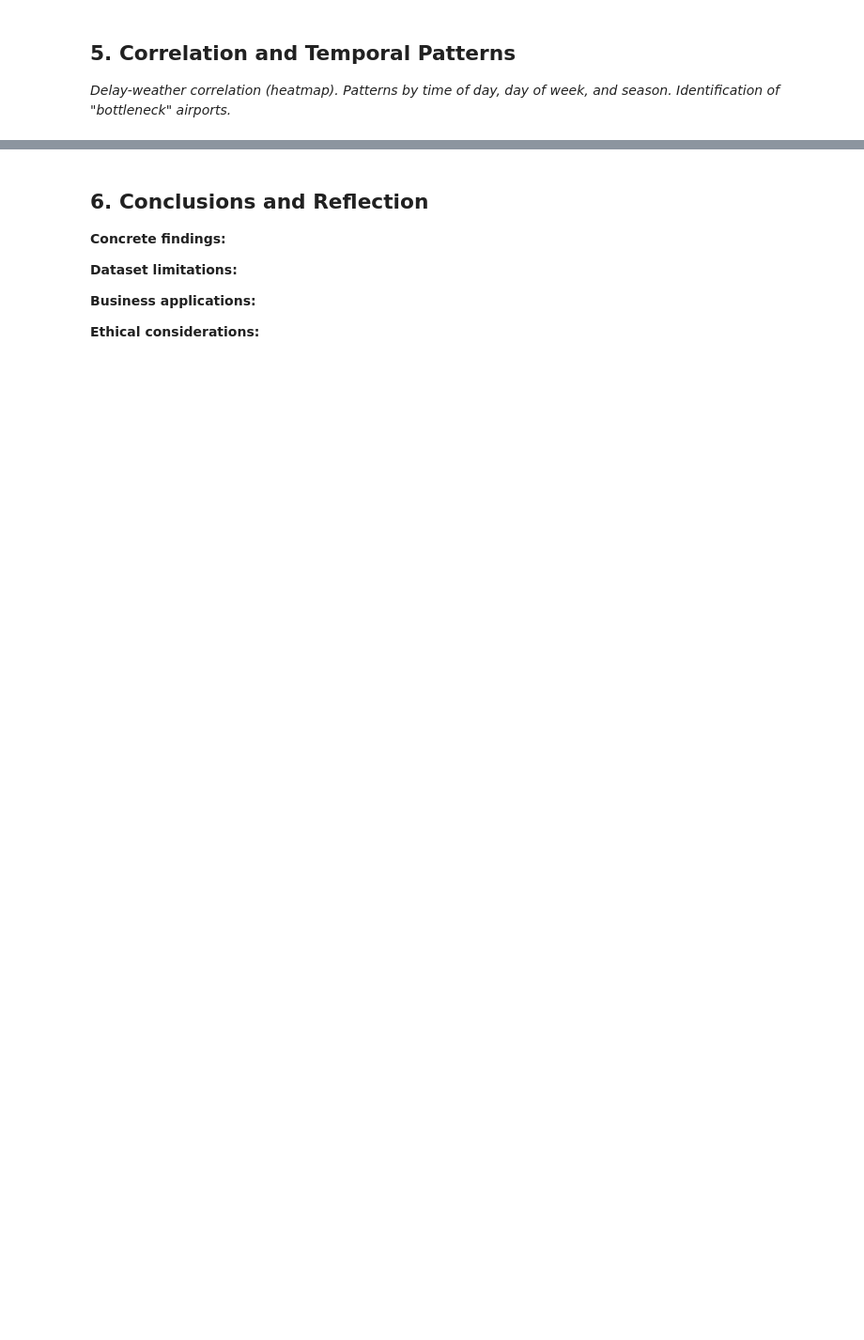
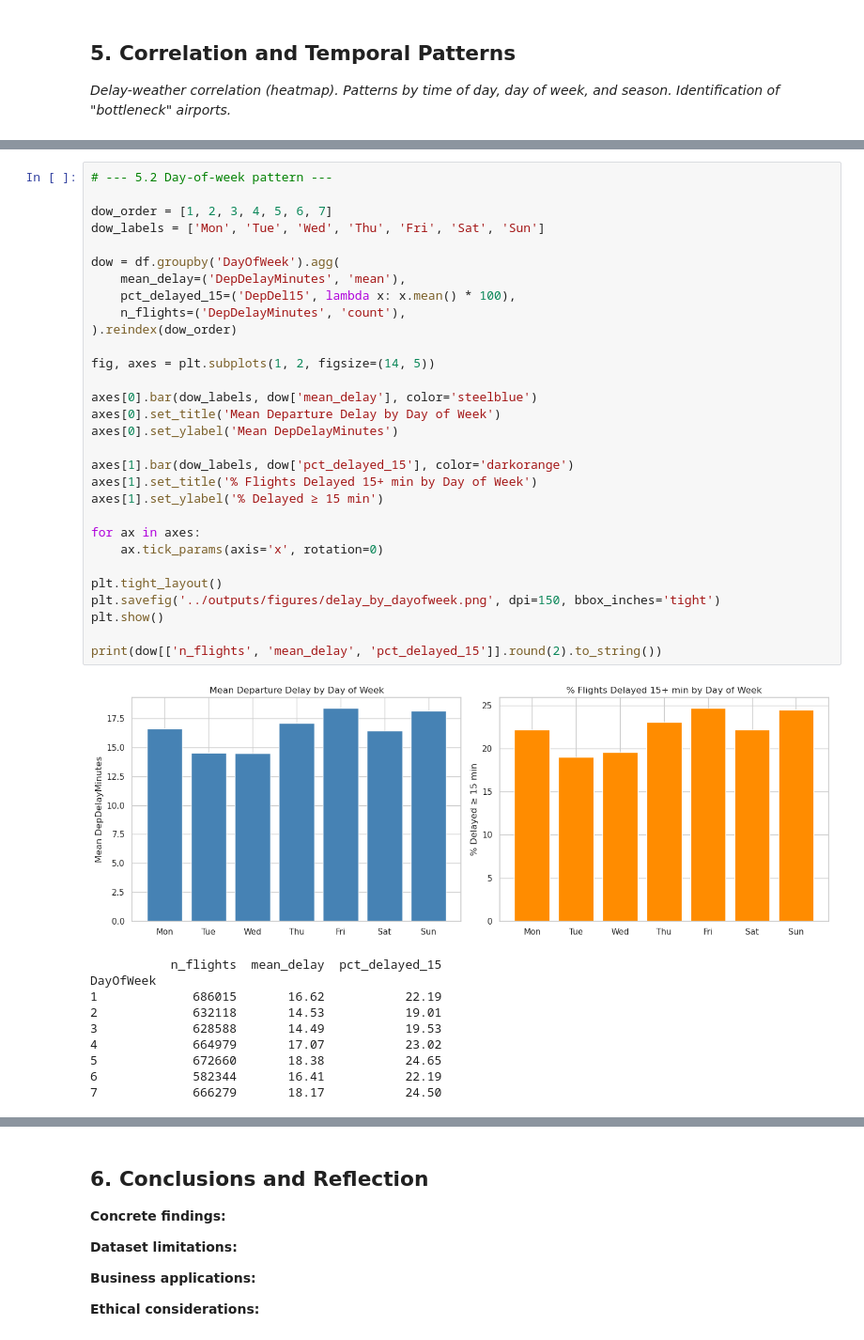
Before and after one commit to ArmanTsarukyan/flight-delay-analytics, a Jupyter notebook: notebooks/02_eda.ipynb, the cells around one changed output, grey strips where cells are left out. Shown at 94% size. Drawn from its saved outputs; the diff is of its cells as text; blank space fills up the shorter version.

```diff
--- a/notebooks/02_eda.ipynb
+++ b/notebooks/02_eda.ipynb
@@ -213,0 +475,41 @@ _Delay-weather correlation (heatmap). Patterns by time of day, day of week, and
+# %%
+# --- 5.2 Day-of-week pattern ---
+
+dow_order = [1, 2, 3, 4, 5, 6, 7]
+dow_labels = ['Mon', 'Tue', 'Wed', 'Thu', 'Fri', 'Sat', 'Sun']
+
+dow = df.groupby('DayOfWeek').agg(
+    mean_delay=('DepDelayMinutes', 'mean'),
+    pct_delayed_15=('DepDel15', lambda x: x.mean() * 100),
+    n_flights=('DepDelayMinutes', 'count'),
+).reindex(dow_order)
+
+fig, axes = plt.subplots(1, 2, figsize=(14, 5))
+
+axes[0].bar(dow_labels, dow['mean_delay'], color='steelblue')
+axes[0].set_title('Mean Departure Delay by Day of Week')
+axes[0].set_ylabel('Mean DepDelayMinutes')
+
+axes[1].bar(dow_labels, dow['pct_delayed_15'], color='darkorange')
+axes[1].set_title('% Flights Delayed 15+ min by Day of Week')
+axes[1].set_ylabel('% Delayed ≥ 15 min')
+
+for ax in axes:
+    ax.tick_params(axis='x', rotation=0)
+
+plt.tight_layout()
+plt.savefig('../outputs/figures/delay_by_dayofweek.png', dpi=150, bbox_inches='tight')
+plt.show()
+
+print(dow[['n_flights', 'mean_delay', 'pct_delayed_15']].round(2).to_string())
+# %% [output]
+[figure, added]
+           n_flights  mean_delay  pct_delayed_15
+DayOfWeek
+1             686015       16.62           22.19
+2             632118       14.53           19.01
+3             628588       14.49           19.53
+4             664979       17.07           23.02
+5             672660       18.38           24.65
+6             582344       16.41           22.19
+7             666279       18.17           24.50
```
Also changed, not shown: parts of 29 cells of this notebook, 6 other files.
